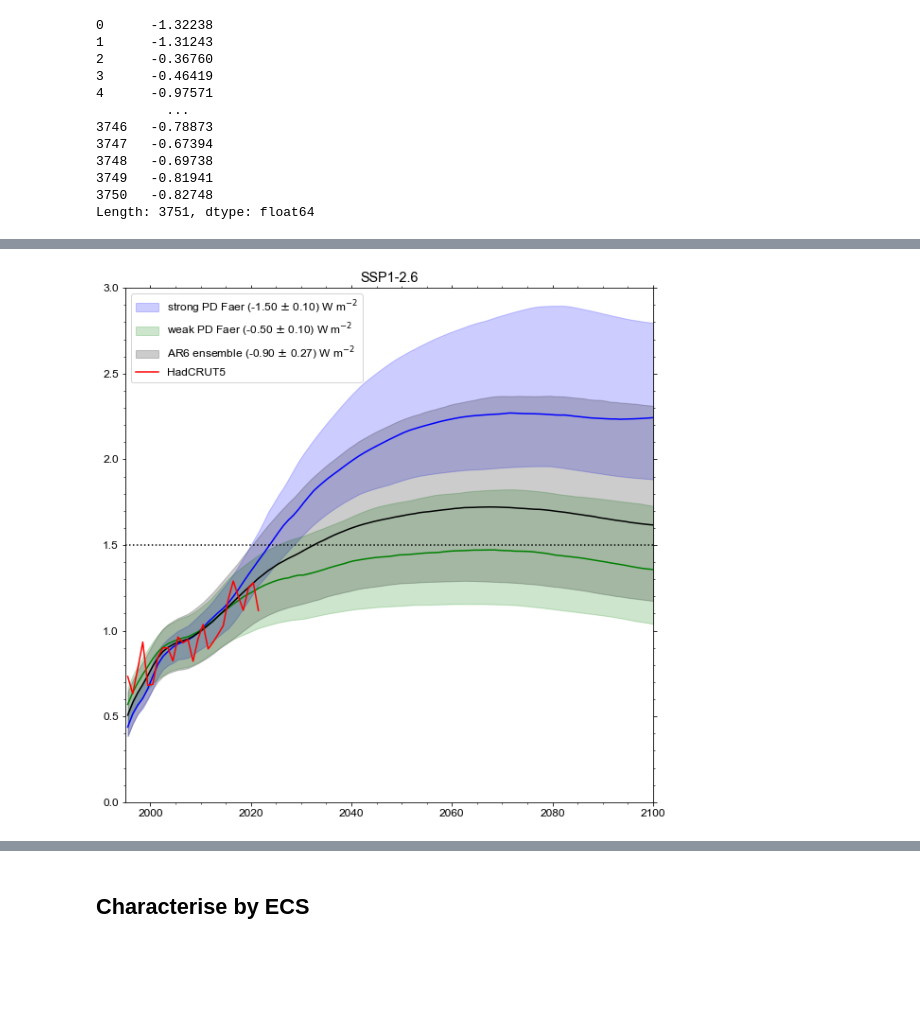
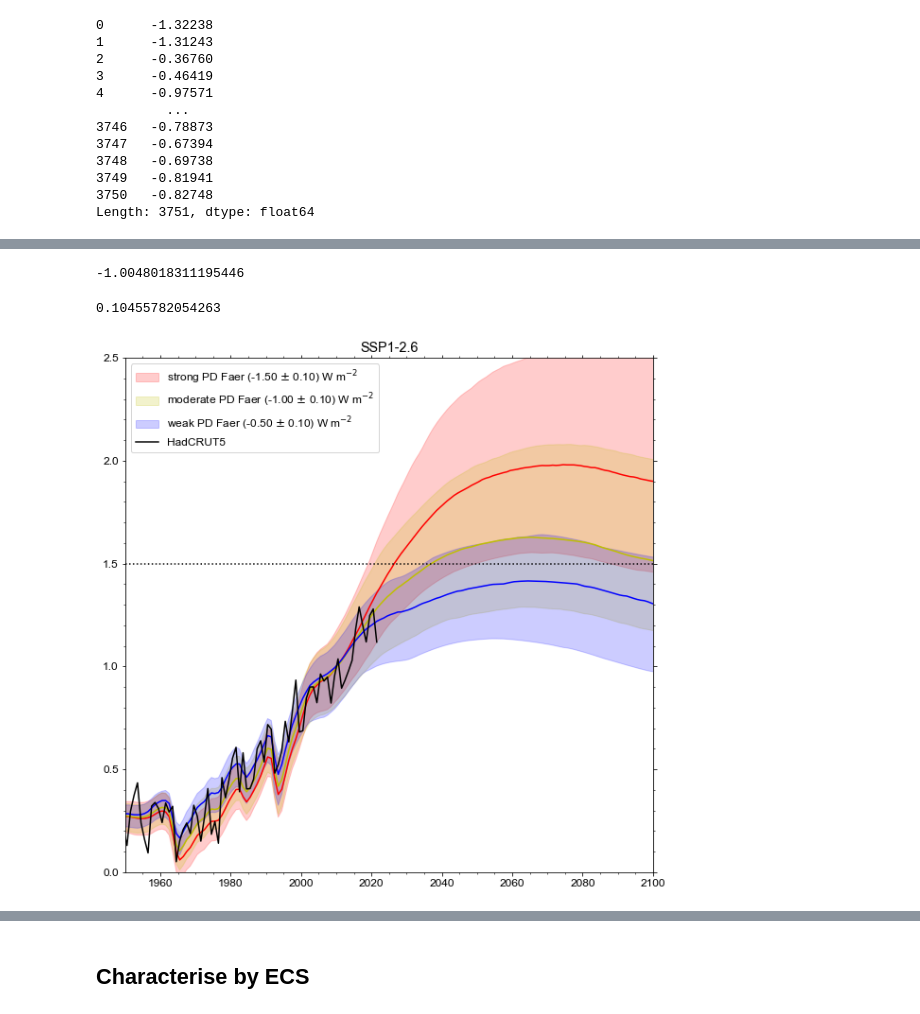
Before and after one commit to chrisroadmap/ar6-aerosol-uncertainty, a Jupyter notebook: notebooks/200_results-analysis.ipynb, the cells around one changed output, grey strips where cells are left out. Drawn from its saved outputs; the diff is of its cells as text; code cells hidden in the pictures; blank space fills up the shorter version.

Commit message:
dump out ECS and Faer distributions

```diff
--- a/notebooks/200_results-analysis.ipynb
+++ b/notebooks/200_results-analysis.ipynb
@@ -133,10 +122,10 @@ Length: 487, dtype: float64
 # %%
-accept_prob = st.uniform.rvs(loc=0, scale=1, size=n_ens, random_state=80)
-constraint2 = np.zeros(n_ens, dtype=bool)
+accept_prob = st.uniform.rvs(loc=0, scale=1, size=n_ens, random_state=83713790)
+aer_weak = np.zeros(n_ens, dtype=bool)
 for i in range(n_ens):
-    likelihood = st.norm.pdf(df_in['ERFaer'].loc[2019.5,str(i)], loc=-0.44, scale=0.105)/st.norm.pdf(-0.44, loc=-0.44, scale=0.105)
+    likelihood = st.norm.pdf(df_in['ERFaer'].loc[2005.5:2014.5,str(i)].mean(axis=0), loc=-0.44, scale=0.11)/st.norm.pdf(-0.44, loc=-0.44, scale=0.11)
     if likelihood>=accept_prob[i]:
-        constraint2[i] = True
+        aer_weak[i] = True
     #print(likelihood)
-np.sum(constraint2)
+np.sum(aer_weak)
 # %% [output]
@@ -176,0 +149,9 @@ array([0.5076, 0.5801, 0.6383, 0.6871, 0.7391, 0.7935, 0.8416, 0.8786,
+# %%
+accept_prob = st.uniform.rvs(loc=0, scale=1, size=n_ens, random_state=42417764)
+aer_central = np.zeros(n_ens, dtype=bool)
+for i in range(n_ens):
+    likelihood = st.norm.pdf(df_in['ERFaer'].loc[2005.5:2014.5,str(i)].mean(axis=0), loc=-0.99, scale=0.11)/st.norm.pdf(-0.99, loc=-0.99, scale=0.11)
+    if likelihood>=accept_prob[i]:
+        aer_central[i] = True
+    #print(likelihood)
+np.sum(aer_central)
@@ -177,17 +168,52 @@ array([0.5076, 0.5801, 0.6383, 0.6871, 0.7391, 0.7935, 0.8416, 0.8786,
+# %%
+df_in['ERFaer'].loc[2005.5:2014.5,aer_central].mean().mean()
+# %% [output]
+-1.0048018311195446
+# %%
+df_in['ERFaer'].loc[2005.5:2014.5,aer_central].mean().std()
+# %% [output]
+0.10455782054263
 # %%
 fig,ax=pl.subplots(figsize=(10,10))
-ax.plot(np.arange(1995.5,2101), np.median(df_in['temperature'].loc[:,constraint1], axis=1), color='b')
-ax.fill_between(np.arange(1995.5,2101), np.percentile(df_in['temperature'].loc[:,constraint1], 16, axis=1), np.percentile(df_in['temperature'].loc[:,constraint1], 84, axis=1), color="b", alpha=0.2, label='strong PD Faer (%.2f $\pm$ %.2f) W m$^{-2}$' % (df_in['ERFaer'].loc[2019.5,constraint1].mean(), df_in['ERFaer'].loc[2019.5,constraint1].std()))
-ax.plot(np.arange(1995.5,2101), np.median(df_in['temperature'].loc[:,constraint2], axis=1), color='g')
-ax.fill_between(np.arange(1995.5,2101), np.percentile(df_in['temperature'].loc[:,constraint2], 5, axis=1), np.percentile(df_in['temperature'].loc[:,constraint2], 95, axis=1), color="g", alpha=0.2, label='weak PD Faer (%.2f $\pm$ %.2f) W m$^{-2}$' % (df_in['ERFaer'].loc[2019.5,constraint2].mean(), df_in['ERFaer'].loc[2019.5,constraint2].std()))
-ax.plot(np.arange(1995.5,2101), np.median(df_in['temperature'], axis=1), color='k')
-ax.fill_between(np.arange(1995.5,2101), np.percentile(df_in['temperature'], 5, axis=1), np.percentile(df_in['temperature'], 95, axis=1), label='AR6 ensemble (%.2f $\pm$ %.2f) W m$^{-2}$' % (df_in['ERFaer'].loc[2019.5,:].mean(), df_in['ERFaer'].loc[2019.5,:].std()), color="k", alpha=0.2)
-ax.plot(np.arange(1995.5,2022), hadcrut5_df.loc[145:171,'Anomaly (deg C)']-hadcrut5_df.loc[0:50,'Anomaly (deg C)'].mean(), color='r', label='HadCRUT5')
-ax.set_xlim(1995,2100)
-ax.set_ylim(0,3)
+ax.plot(np.arange(1750.5,2101), np.median(df_in['temperature'].loc[:,aer_strong], axis=1), color='r')
+ax.fill_between(
+    np.arange(1750.5,2101),
+    np.percentile(df_in['temperature'].loc[:,aer_strong], 5, axis=1),
+    np.percentile(df_in['temperature'].loc[:,aer_strong], 95, axis=1),
+    color="r", alpha=0.2,
+    label='strong PD Faer (%.2f $\pm$ %.2f) W m$^{-2}$' %
+    (df_in['ERFaer'].loc[2005.5:2014.5,aer_strong].mean().mean(), df_in['ERFaer'].loc[2005.5:2014.5,aer_strong].mean().std())
+)
+
+ax.plot(np.arange(1750.5,2101), np.median(df_in['temperature'].loc[:,aer_central], axis=1), color='y')
+ax.fill_between(
+    np.arange(1750.5,2101),
+    np.percentile(df_in['temperature'].loc[:,aer_central], 5, axis=1),
+    np.percentile(df_in['temperature'].loc[:,aer_central], 95, axis=1),
+    color="y", alpha=0.2, label='moderate PD Faer (%.2f $\pm$ %.2f) W m$^{-2}$' %
+    (df_in['ERFaer'].loc[2005.5:2014.5,aer_central].mean().mean(), df_in['ERFaer'].loc[2005.5:2014.5,aer_central].mean().std())
+)
+
+ax.plot(np.arange(1750.5,2101), np.median(df_in['temperature'].loc[:,aer_weak], axis=1), color='b')
+ax.fill_between(
+    np.arange(1750.5,2101),
+    np.percentile(df_in['temperature'].loc[:,aer_weak], 5, axis=1),
+    np.percentile(df_in['temperature'].loc[:,aer_weak], 95, axis=1),
+    color="b", alpha=0.2, label='weak PD Faer (%.2f $\pm$ %.2f) W m$^{-2}$' %
+    (df_in['ERFaer'].loc[2005.5:2014.5,aer_weak].mean().mean(), df_in['ERFaer'].loc[2005.5:2014.5,aer_weak].mean().std())
+)
+# ax.plot(np.arange(1995.5,2101), np.median(df_in['temperature'], axis=1), color='k')
+# ax.fill_between(np.arange(1995.5,2101), np.percentile(df_in['temperature'], 5, axis=1), np.percentile(df_in['temperature'], 95, axis=1), label='AR6 ensemble (%.2f $\pm$ %.2f) W m$^{-2}$' % (df_in['ERFaer'].loc[2019.5,:].mean(), df_in['ERFaer'].loc[2019.5,:].std()), color="k", alpha=0.2)
+ax.plot(
+    np.arange(1850.5,2022),
+    hadcrut5_df.loc[:171,'Anomaly (deg C)']-hadcrut5_df.loc[0:50,'Anomaly (deg C)'].mean(),
+    color='k', label='HadCRUT5'
+)
+ax.set_xlim(1950,2100)
+ax.set_ylim(0, 2.5)
 ax.axhline(1.5, ls=':', color='k')
 ax.legend(loc='upper left')
 ax.set_title('SSP1-2.6')
 pl.savefig('../plots/ssp126_three_aer_forcings.png')
 # %% [output]
-[figure, old version]
+[figure, new version]
```
Also changed, not shown: parts of 31 cells of this notebook, 6 other files.
